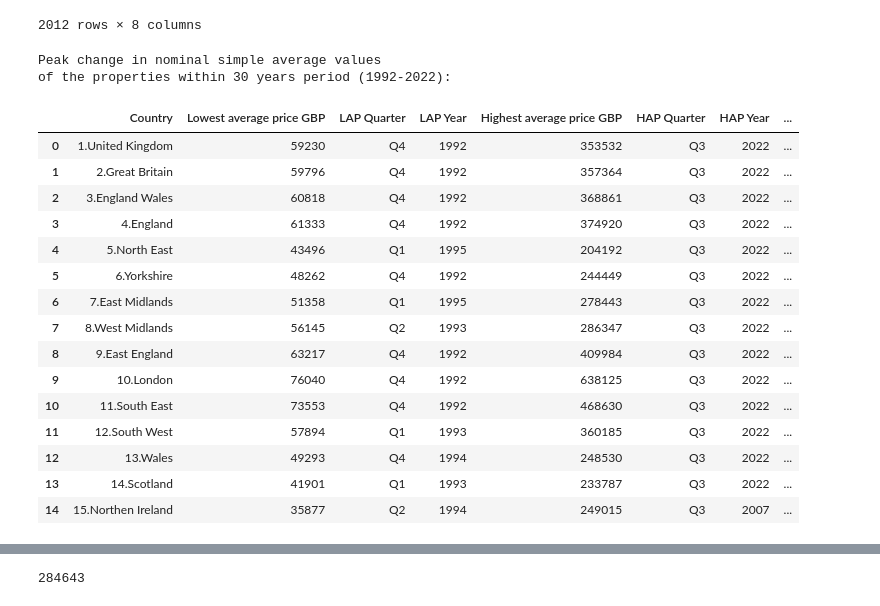
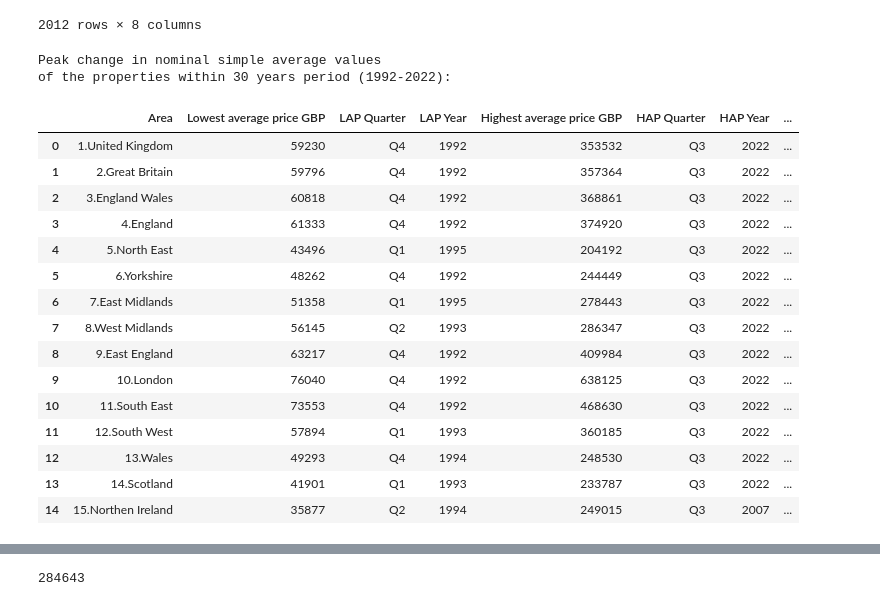
Before and after one commit to krischmielewski/Data_Analytics_Learning, a Jupyter notebook: Project2/Housing data 1992-2022 Study.ipynb, the cells around one changed output, grey strips where cells are left out. Cells and saved outputs as stored; diff of their text form; code cells hidden in the pictures.

Commit message:
Add files via upload
Changed "Country" to "Area"

```diff
--- a/Project2/Housing data 1992-2022 Study.ipynb
+++ b/Project2/Housing data 1992-2022 Study.ipynb
@@ -222,36 +222,36 @@ countries = [Country(house_df_United_Kingdom,'1.United Kingdom'),
 
 print("Peak change in nominal simple average values \nof the properties within 30 years period (1992-2022):\n")
 
 results = []
 
 for country in countries:
-    country_result = {'Country': country.name}
+    country_result = {'Area': country.name}
     col1, col2, min_price = lowest_price_info(country.database,'All dwellings','Year','Quarter')
     col3, col4, max_price = highest_price_info(country.database,'All dwellings','Year','Quarter')
     country_result['Lowest average price GBP'] =  min_price
     country_result['LAP Quarter'] = col2
     country_result['LAP Year'] = col1
     country_result['Highest average price GBP'] = max_price
     country_result['HAP Quarter'] = col4
     country_result['HAP Year'] = col3
     Difference = max_price - min_price
     Percent = int(Difference/min_price*100)
     country_result['Price Difference'] = Difference
     country_result['Percent change'] = Percent
     country_result['Average Price'] = int(average_price(country.database,'All dwellings'))
     country_result['Median Price'] = int(median_price(country.database,'All dwellings'))
     results.append(country_result)
 
 
 
-column_names = ['Country', 'Lowest average price GBP','LAP Quarter','LAP Year', 'Highest average price GBP','HAP Quarter','HAP Year','Price Difference','Percent change','Average Price', 'Median Price']
+column_names = ['Area', 'Lowest average price GBP','LAP Quarter','LAP Year', 'Highest average price GBP','HAP Quarter','HAP Year','Price Difference','Percent change','Average Price', 'Median Price']
 Results_df = pd.DataFrame(results, columns=column_names)
 
 Results_df
 # %% [output]
 Peak change in nominal simple average values
 of the properties within 30 years period (1992-2022):
-|  | Country | Lowest average price GBP | LAP Quarter | LAP Year | Highest average price GBP | HAP Quarter | HAP Year | ... |
+|  | Area | Lowest average price GBP | LAP Quarter | LAP Year | Highest average price GBP | HAP Quarter | HAP Year | ... |
 | 0 | 1.United Kingdom | 59230 | Q4 | 1992 | 353532 | Q3 | 2022 | ... |
 | 1 | 2.Great Britain | 59796 | Q4 | 1992 | 357364 | Q3 | 2022 | ... |
 | 2 | 3.England Wales | 60818 | Q4 | 1992 | 368861 | Q3 | 2022 | ... |
```
